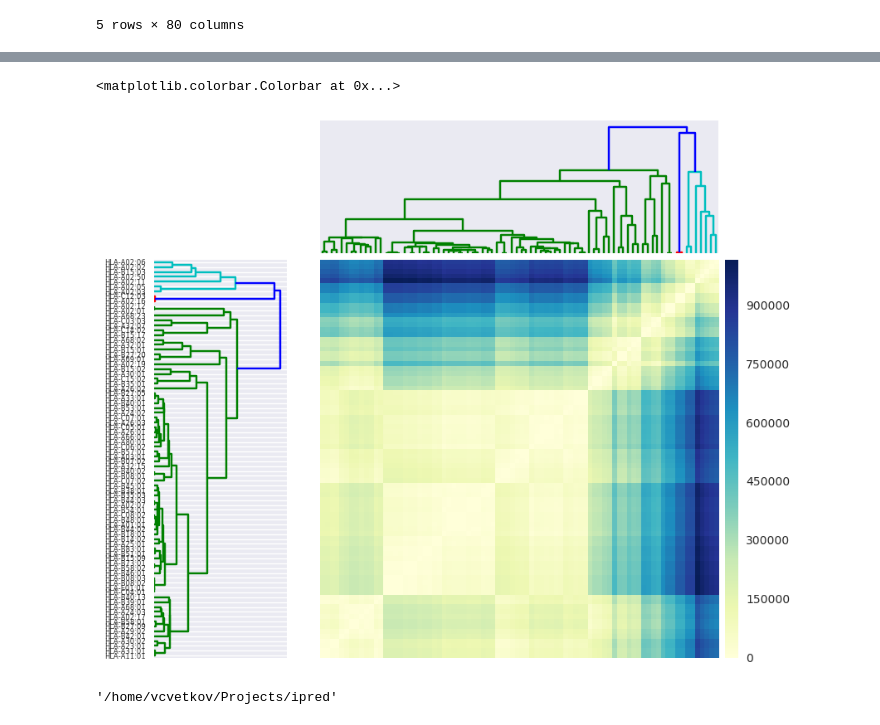
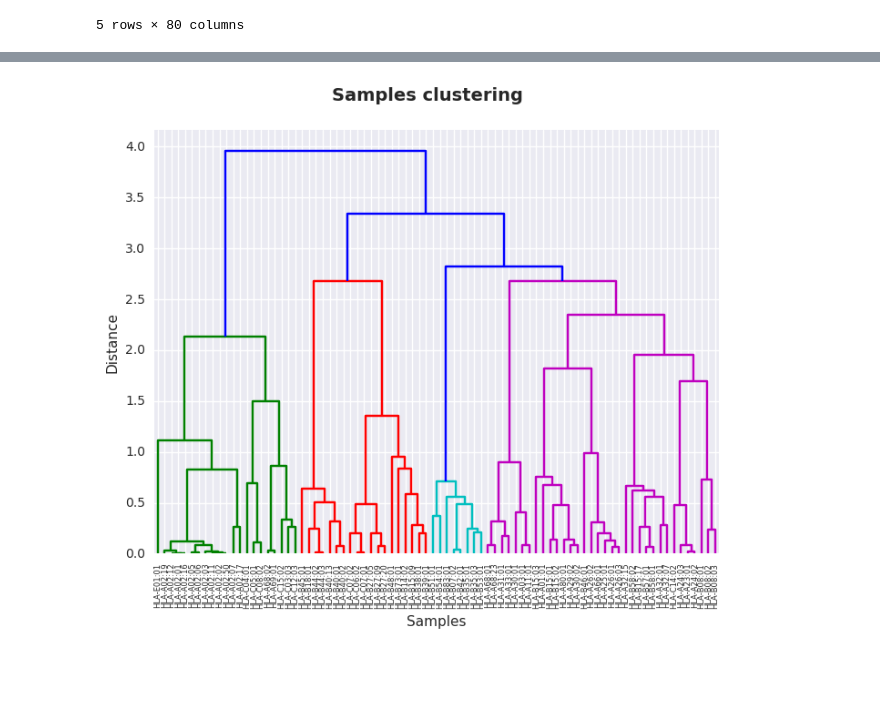
Before and after one commit to antigenomics/ipred, a Jupyter notebook: Binders_heatmap.ipynb, the cells around one changed output, grey strips where cells are left out. Saved outputs shown, nothing was run; the diff lists cells and outputs as text; code cells hidden in the pictures; blank space fills up the shorter version.

Commit message:
Fixed the dendrogram

```diff
--- a/Binders_heatmap.ipynb
+++ b/Binders_heatmap.ipynb
@@ -282,43 +269,15 @@ m = sns.heatmap(df_norm.applymap(np.log2), center = 12)
 from scipy.spatial.distance import pdist, squareform
 from scipy.cluster.hierarchy import linkage, dendrogram
 # %%
-data_dist = pdist(df_norm)
-data_link = linkage(data_dist)
+data_dist = pdist(df_norm, 'correlation')
+data_link = linkage(data_dist, 'ward')
-# %%
-# Compute and plot first dendrogram.
-fig = plt.figure(figsize=(8,8))
-# x ywidth height
-ax1 = fig.add_axes([0.05,0.1,0.2,0.6])
-Y = linkage(data_dist, method='single')
-Z1 = dendrogram(Y, orientation='right', labels=df_norm.index) # adding/removing the axes
-ax1.set_xticks([])
-
-# Compute and plot second dendrogram.
-ax2 = fig.add_axes([0.3,0.71,0.6,0.2])
-Z2 = dendrogram(Y)
-ax2.set_xticks([])
-ax2.set_yticks([])
-
-#Compute and plot the heatmap
-axmatrix = fig.add_axes([0.3,0.1,0.6,0.6])
-idx1 = Z1['leaves']
-idx2 = Z2['leaves']
-D = squareform(data_dist)
-D = D[idx1,:]
-D = D[:,idx2]
-im = axmatrix.matshow(D, aspect='auto', origin='lower', cmap=plt.cm.YlGnBu)
-axmatrix.set_xticks([])
-axmatrix.set_yticks([])
-
-# Plot colorbar.
-axcolor = fig.add_axes([0.91,0.1,0.02,0.6])
-plt.colorbar(im, cax=axcolor)
-# %% [output]
-<matplotlib.colorbar.Colorbar at 0x...>
-[figure, removed]
+# %%
+fig = plt.figure(figsize=(8, 6))
+dendrogram(data_link,labels=df_norm.index)
+plt.xlabel('Samples')
+plt.ylabel('Distance')
+plt.suptitle('Samples clustering', fontweight='bold', fontsize=14);
+# %% [output]
+[figure, added]
 # %%
 fig.savefig('output/temp.png', dpi=200)
-# %%
-os.getcwd()
-# %% [output]
-'/home/vcvetkov/Projects/ipred'
```
Also changed, not shown: parts of 15 cells of this notebook, 8 other files.
